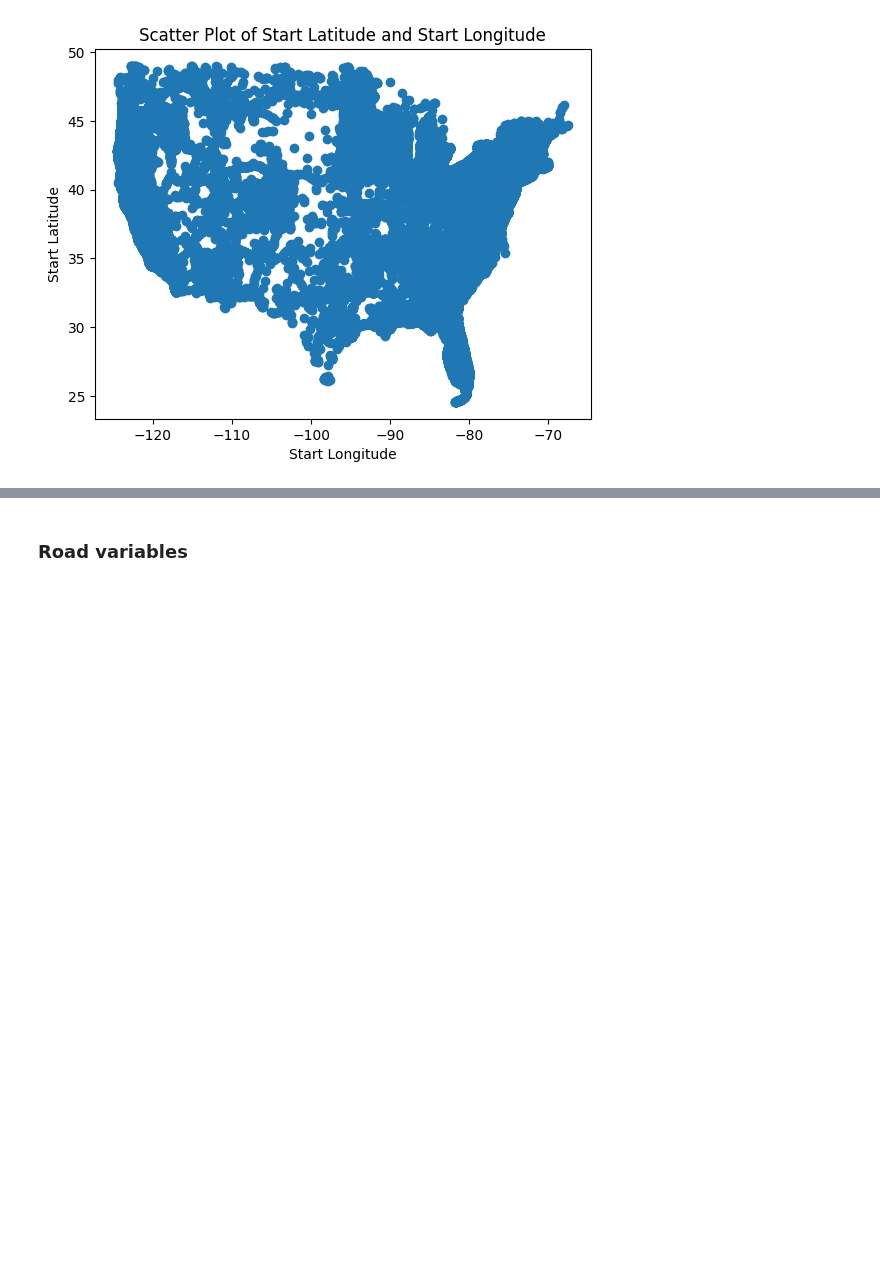
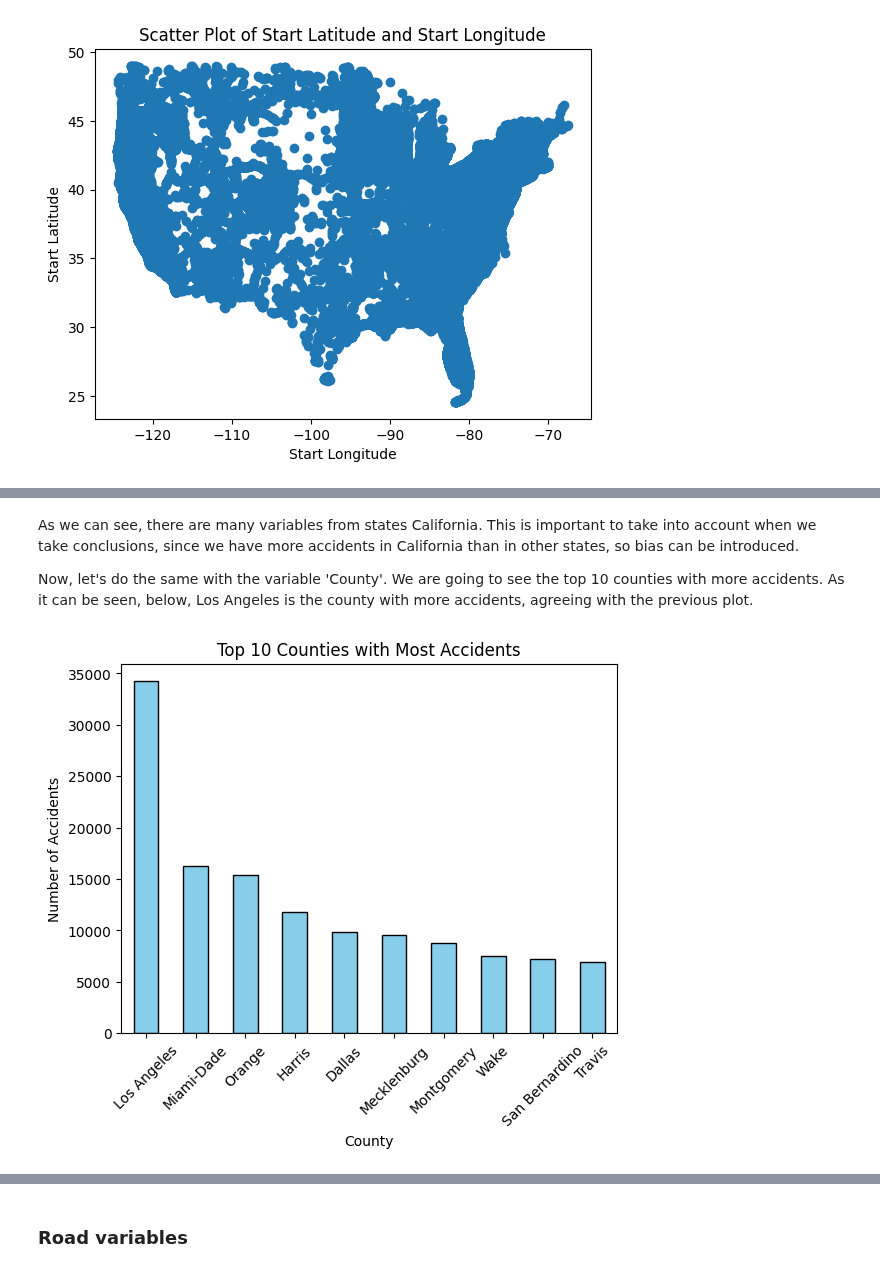
Before and after one commit to pol-resina/US-Accidents, a Jupyter notebook: notebooks/data_exploration.ipynb, the cells around one changed output, grey strips where cells are left out. Saved outputs shown, nothing was run; the diff lists cells and outputs as text; code cells hidden in the pictures; blank space fills up the shorter version.

```diff
--- a/notebooks/data_exploration.ipynb
+++ b/notebooks/data_exploration.ipynb
@@ -92,0 +144,15 @@ plt.show()
+# %% [markdown]
+As we can see, there are many variables from states California. This is important to take into account when we take conclusions, since we have more accidents in California than in other states, so bias can be introduced.
+
+Now, let's do the same with the variable 'County'. We are going to see the top 10 counties with more accidents. As it can be seen, below, Los Angeles is the county with more accidents, agreeing with the previous plot.
+# %%
+top_10_counties = data['County'].value_counts().nlargest(10)
+top_10_counties.plot(kind='bar', color='skyblue', edgecolor='black')
+
+plt.title('Top 10 Counties with Most Accidents')
+plt.xlabel('County')
+plt.ylabel('Number of Accidents')
+plt.xticks(rotation=45)
+plt.show()
+# %% [output]
+[figure, added]
```
Also changed, not shown: parts of 28 cells of this notebook.
